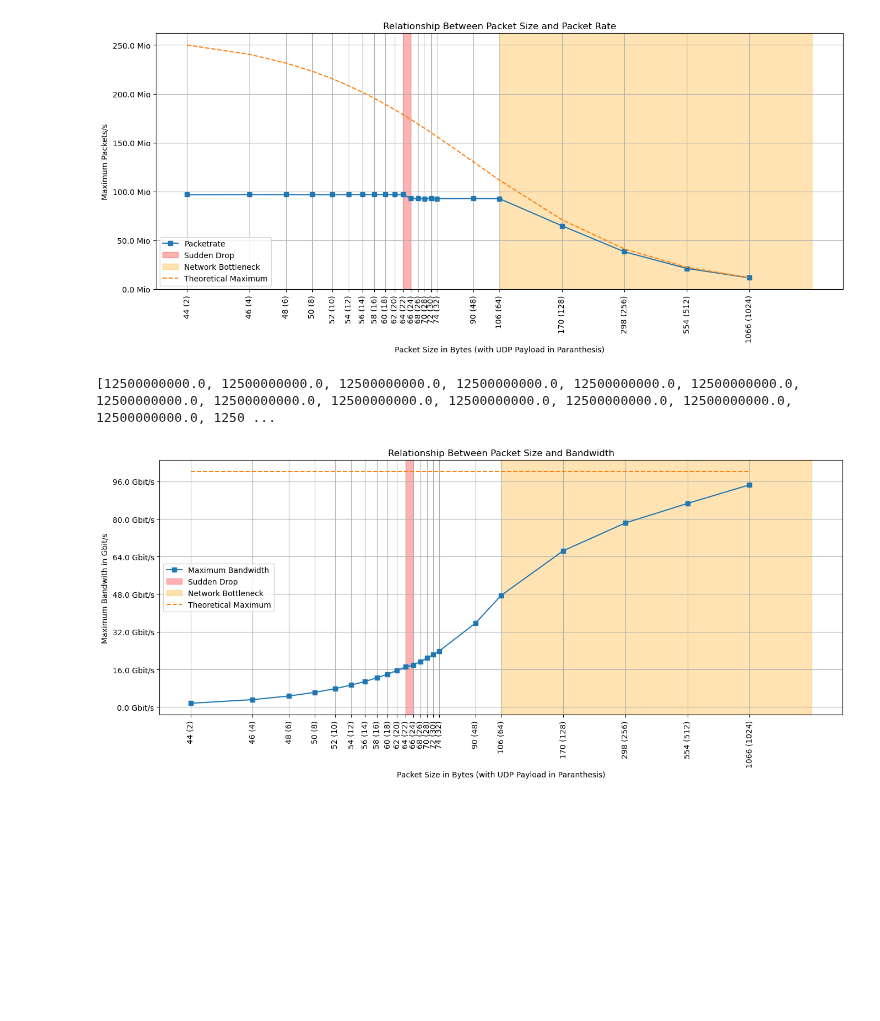
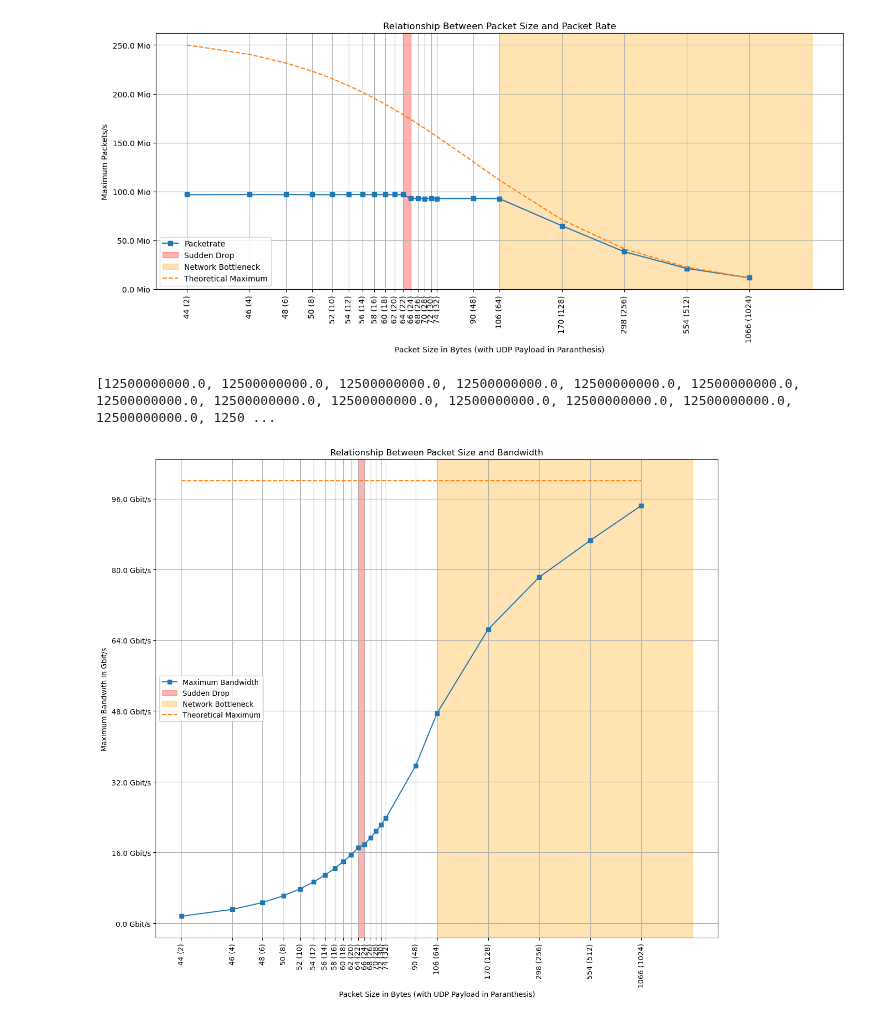
Before and after one commit to gespel/Bachelorarbeit, a Jupyter notebook: notebooks/pps.ipynb, the cells around one changed output. Saved outputs shown, nothing was run; the diff lists cells and outputs as text; code cells hidden in the pictures; blank space fills up the shorter version.

```diff
--- a/notebooks/pps.ipynb
+++ b/notebooks/pps.ipynb
@@ -62,33 +62,33 @@ def million_formatter(x, pos):
 for m in data:
     p_size.append(m[0])
     pps.append(int(m[1])*int(m[0]))
 
 theoretical = [(100_000_000_000/8) for ps in p_size[0:]]
 print(theoretical)
 
-plt.figure(figsize=(16, 6))
+plt.figure(figsize=(14, 12))
 plt.plot(p_size, pps, "-s", label="Maximum Bandwidth")
 plt.title("Relationship Between Packet Size and Bandwidth")
 plt.xlabel("Packet Size in Bytes (with UDP Payload in Paranthesis)")
 plt.ylabel("Maximum Bandwith in Gbit/s")
 plt.xscale('log', base=2)
 plt.xticks(p_size, [f"{str(val+42)} ({str(val)})" for val in p_size], rotation=90)
 #plt.yticks(pps, [str(val) for val in pps])
 formatter = ScalarFormatter(useMathText=True)
 formatter.set_powerlimits((6, 9))
 #plt.gca().yaxis.set_major_formatter(formatter)
 #plt.ticklabel_format(axis='y', style='sci')
 
 plt.gca().yaxis.set_major_formatter(FuncFormatter(million_formatter))
 plt.axvspan(22, 24, color='red', alpha=0.3, label='Sudden Drop')
 plt.axvspan(64, 2048, color='orange', alpha=0.3, label='Network Bottleneck')
 #plt.autoscale(False)
 plt.plot(p_size[0:], theoretical, "--", label="Theoretical Maximum")
 
 plt.legend()
 plt.grid(True)
-plt.savefig("pps.svg")
+plt.savefig("pps_bandwidth.svg")
 plt.show()
 # %% [output]
 [12500000000.0, 12500000000.0, 12500000000.0, 12500000000.0, 12500000000.0, 12500000000.0, 12500000000.0, 12500000000.0, 12500000000.0, 12500000000.0, 12500000000.0, 12500000000.0, 12500000000.0, 1250 ...
-[figure, old version]
+[figure, new version]
```
Also changed, not shown: parts of 1 cell of this notebook, 2 other files.
